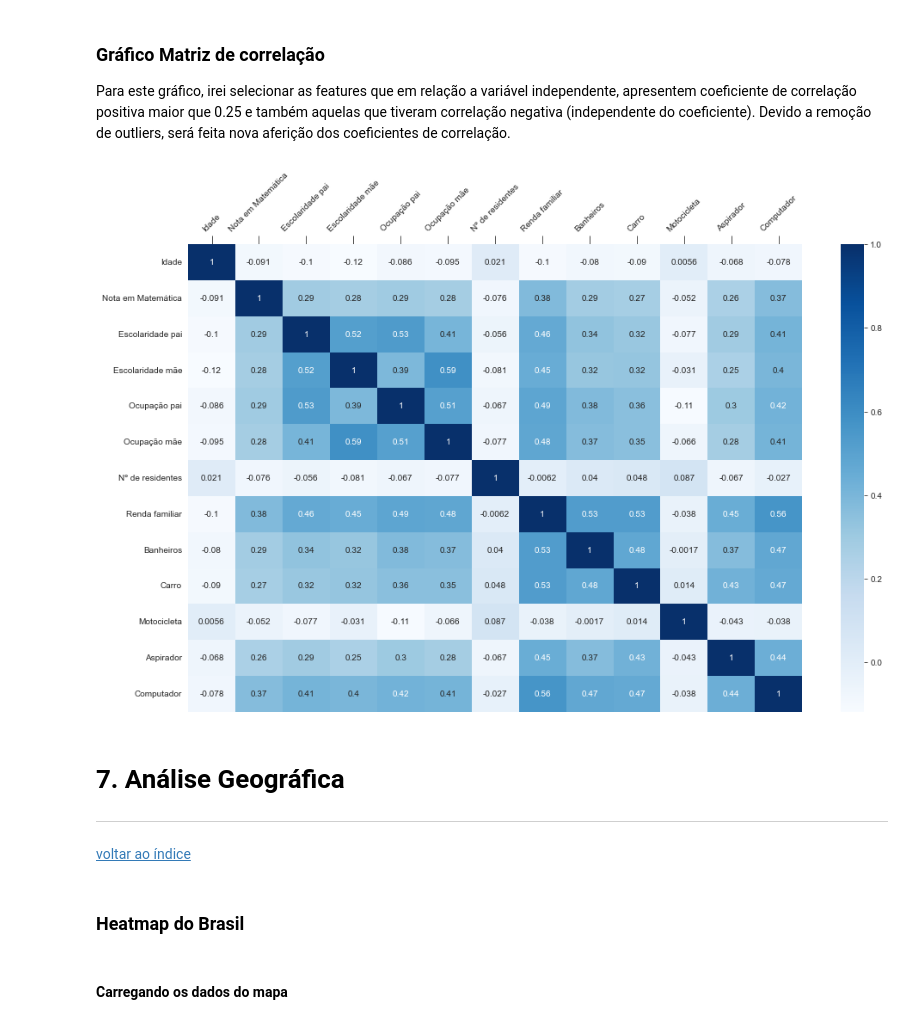
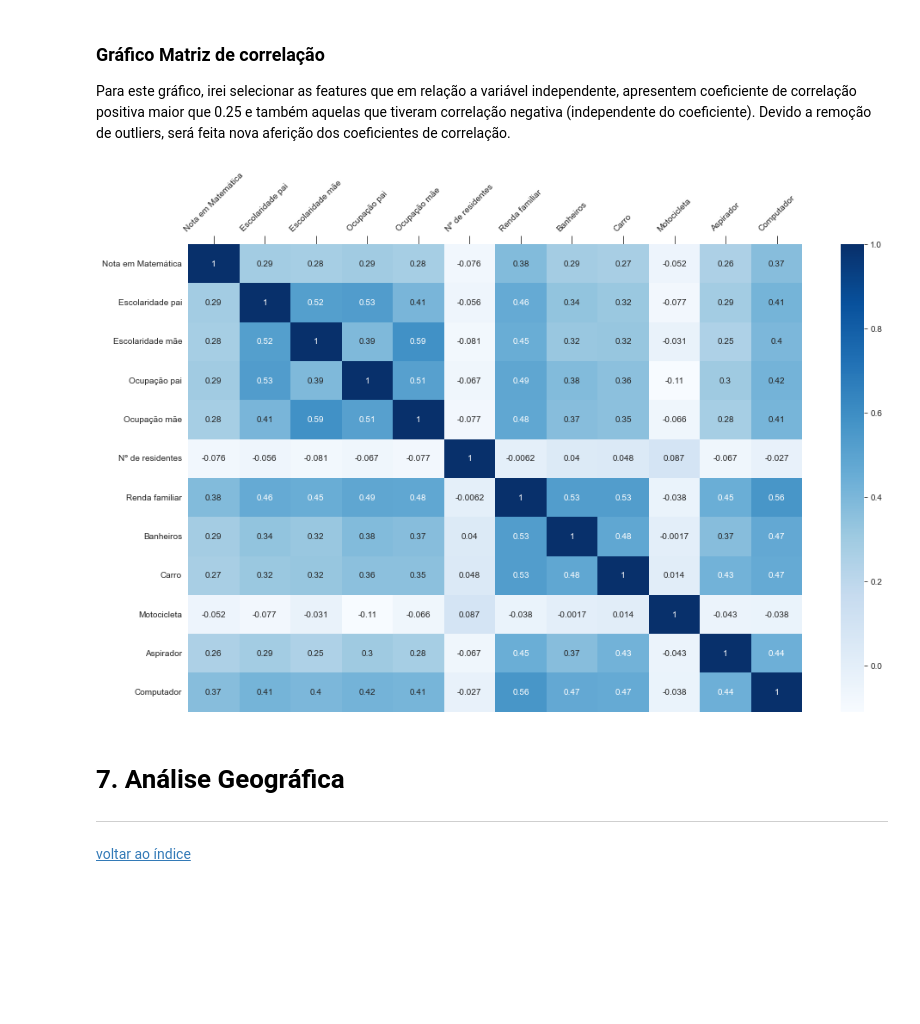
Before and after one commit to ihaveonesun/Projeto-Final-Semantix, a Jupyter notebook: projeto_final_enem.ipynb, the cells around one changed output. Saved outputs shown, nothing was run; the diff lists cells and outputs as text; code cells hidden in the pictures; blank space fills up the shorter version.

```diff
--- a/projeto_final_enem.ipynb
+++ b/projeto_final_enem.ipynb
@@ -489,16 +492,12 @@ var_dependente = 'Nota em Matemática'
 lista_matriz = criar_lista_matriz(var_dependente, variaveis_numericas)
 # %%
 plt.figure(figsize=(16, 10))
-grafico = sns.heatmap(final_enem_df[lista_matriz].corr(), annot=True, cmap='Blues')
+grafico = sns.heatmap(final_enem_df[lista_matriz].corr(numeric_only=True), annot=True, cmap='Blues')
 grafico.tick_params(axis='x', rotation=45, labeltop=True, labelbottom=False, top=True, length=10)
 # %% [output]
-[figure, old version]
+[figure, new version]
 # %% [markdown]
 #  <a name="secao_7">7. Análise Geográfica</a>
 <hr style='border: 1px solid cyan;'>
 
 [voltar ao índice](#indice)
-# %% [markdown]
-### Heatmap do Brasil
-# %% [markdown]
-#### Carregando os dados do mapa
```
Also changed, not shown: parts of 73 cells of this notebook.
